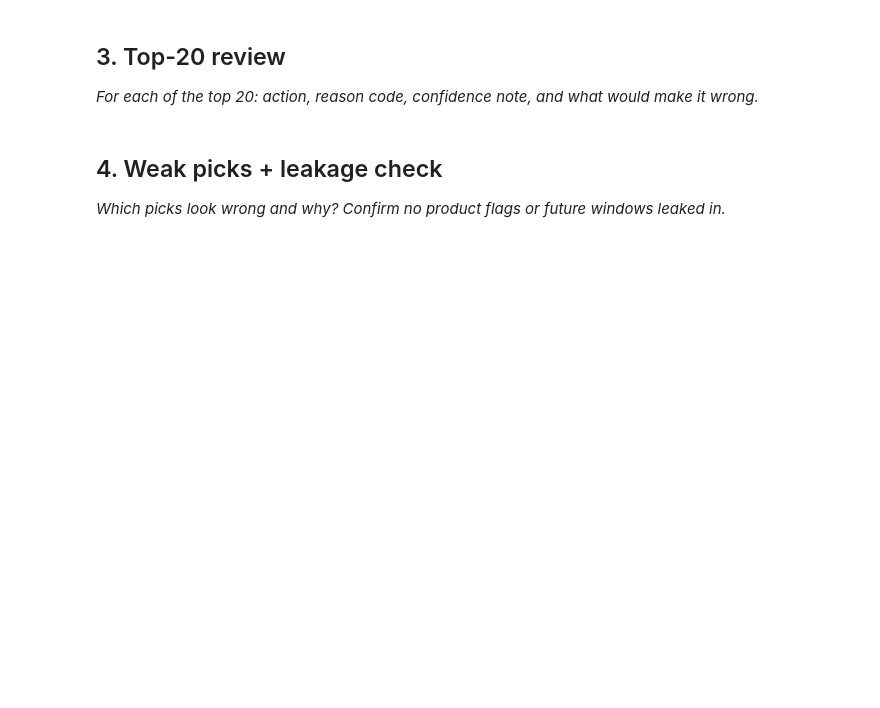
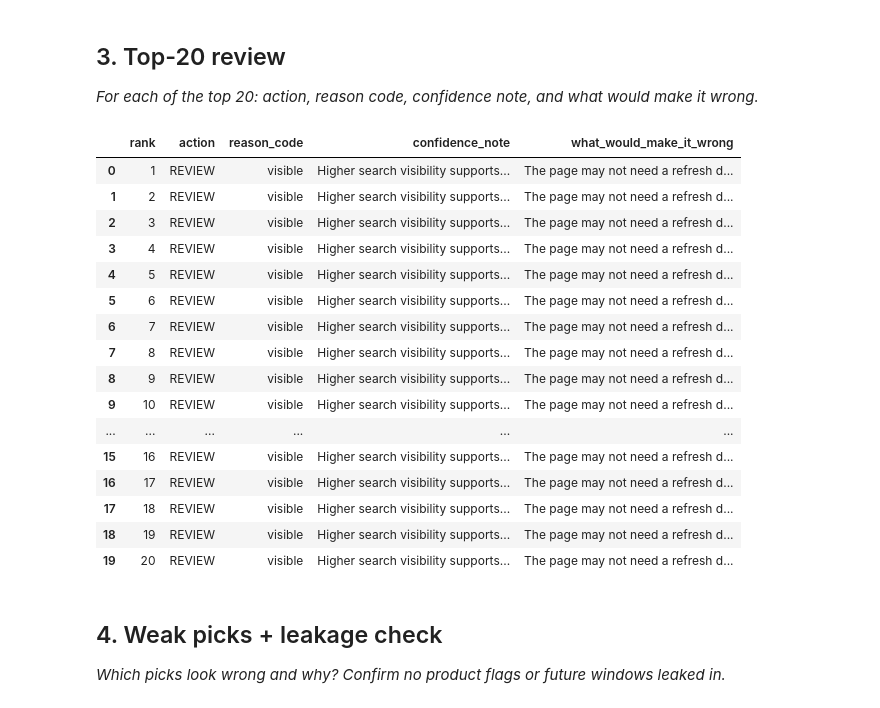
Before and after one commit to varshitha922/flyrank-ml-internship, a Jupyter notebook: work/notebooks/w04_baseline_score.ipynb, the cells around one changed output. Cells and saved outputs as stored; diff of their text form; code cells hidden in the pictures; blank space fills up the shorter version.

```diff
--- a/work/notebooks/w04_baseline_score.ipynb
+++ b/work/notebooks/w04_baseline_score.ipynb
@@ -30,3 +208,49 @@ This skeleton is yours to fill. Work the sections **in order** — each one has
+# %%
+# Review the top 20 ranked pages.
+
+top20 = baseline_queue.head(20).copy()
+
+top20["confidence_note"] = np.where(
+    top20["action"] == "REVIEW",
+    "Higher search visibility supports review priority.",
+    "Lower search visibility means this page is not prioritized."
+)
+
+top20["what_would_make_it_wrong"] = np.where(
+    top20["action"] == "REVIEW",
+    "The page may not need a refresh despite having high visibility.",
+    "The page may actually need review even with lower visibility."
+)
+
+top20_review = top20[
+    [
+        "rank",
+        "action",
+        "reason_code",
+        "confidence_note",
+        "what_would_make_it_wrong"
+    ]
+]
+
+display(top20_review)
+# %% [output]
+|  | rank | action | reason_code | confidence_note | what_would_make_it_wrong |
+| 0 | 1 | REVIEW | visible | Higher search visibility supports... | The page may not need a refresh d... |
+| 1 | 2 | REVIEW | visible | Higher search visibility supports... | The page may not need a refresh d... |
+| 2 | 3 | REVIEW | visible | Higher search visibility supports... | The page may not need a refresh d... |
+| 3 | 4 | REVIEW | visible | Higher search visibility supports... | The page may not need a refresh d... |
+| 4 | 5 | REVIEW | visible | Higher search visibility supports... | The page may not need a refresh d... |
+| 5 | 6 | REVIEW | visible | Higher search visibility supports... | The page may not need a refresh d... |
+| 6 | 7 | REVIEW | visible | Higher search visibility supports... | The page may not need a refresh d... |
+| 7 | 8 | REVIEW | visible | Higher search visibility supports... | The page may not need a refresh d... |
+| 8 | 9 | REVIEW | visible | Higher search visibility supports... | The page may not need a refresh d... |
+| 9 | 10 | REVIEW | visible | Higher search visibility supports... | The page may not need a refresh d... |
+| ... | ... | ... | ... | ... | ... |
+| 15 | 16 | REVIEW | visible | Higher search visibility supports... | The page may not need a refresh d... |
+| 16 | 17 | REVIEW | visible | Higher search visibility supports... | The page may not need a refresh d... |
+| 17 | 18 | REVIEW | visible | Higher search visibility supports... | The page may not need a refresh d... |
+| 18 | 19 | REVIEW | visible | Higher search visibility supports... | The page may not need a refresh d... |
+| 19 | 20 | REVIEW | visible | Higher search visibility supports... | The page may not need a refresh d... |
 # %% [markdown]
 ## 4. Weak picks + leakage check
 
```
Also changed, not shown: parts of 9 cells of this notebook.
